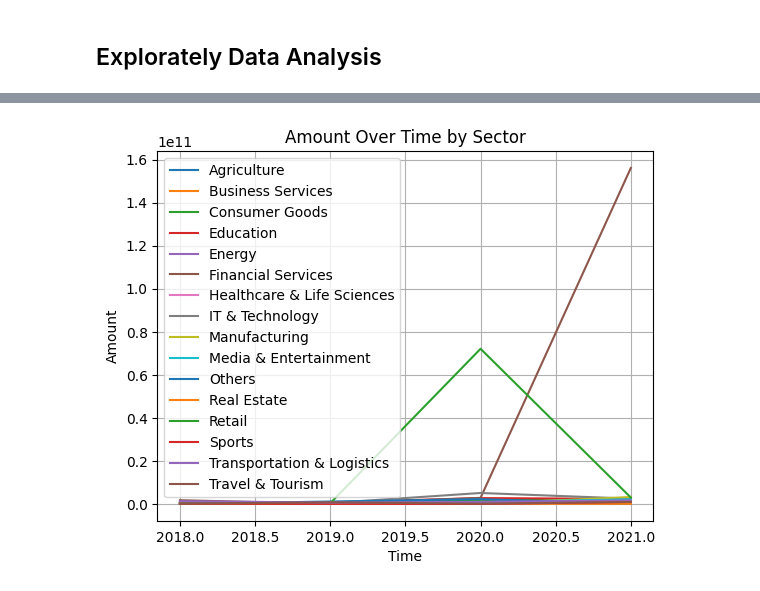
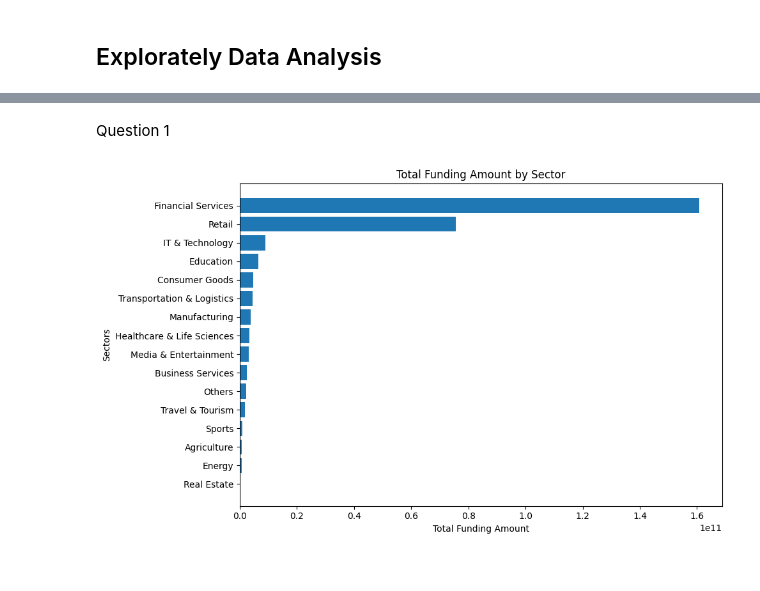
Before and after one commit to Azubi-Team-Selenium/Indian_Start_Up_Analysis, a Jupyter notebook: start_up_analysis.ipynb, the cells around one changed output, grey strips where cells are left out. Drawn from its saved outputs; the diff is of its cells as text; code cells hidden in the pictures.

Commit message:
answer business questions

```diff
--- a/start_up_analysis.ipynb
+++ b/start_up_analysis.ipynb
@@ -3114,21 +3092,23 @@ print(grouped_data)
-# %%
-
-
-# Group by 'sector' column and aggregate 'amount' over time
-sector_grouped = df.groupby(['sector', 'funded_year']).agg({'amount': 'sum'}).reset_index()
-
-# Plot line chart for each sector
-for sector, sector_data in sector_grouped.groupby('sector'):
-    plt.plot(sector_data['funded_year'], sector_data['amount'], label=sector)
-
-# Customize the plot
-plt.xlabel('Time')
-plt.ylabel('Amount')
-plt.title('Amount Over Time by Sector')
-plt.legend()
-plt.grid(True)
-
-# Show the plot
-plt.show()
-# %% [output]
-[figure, removed]
+# %% [markdown]
+Question 1
+# %%
+# Group by both 'sector' and 'time' and sum the 'amount'
+grouped_data = df.groupby('sector')['amount'].sum().reset_index()
+
+# Sort the DataFrame by the sum of 'amount' in descending order
+grouped_data_sorted = grouped_data.sort_values(by='amount', ascending=True)
+# Plotting the bar chart
+plt.figure(figsize=(10, 6))
+plt.barh(grouped_data_sorted['sector'], grouped_data_sorted['amount'])
+
+# Adding labels and title
+plt.xlabel('Total Funding Amount')
+plt.ylabel('Sectors')
+plt.title('Total Funding Amount by Sector')
+
+# Show plot
+plt.xticks()
+plt.tight_layout()
+plt.show()
+# %% [output]
+[figure, added]
```
Also changed, not shown: parts of 5 cells of this notebook.
